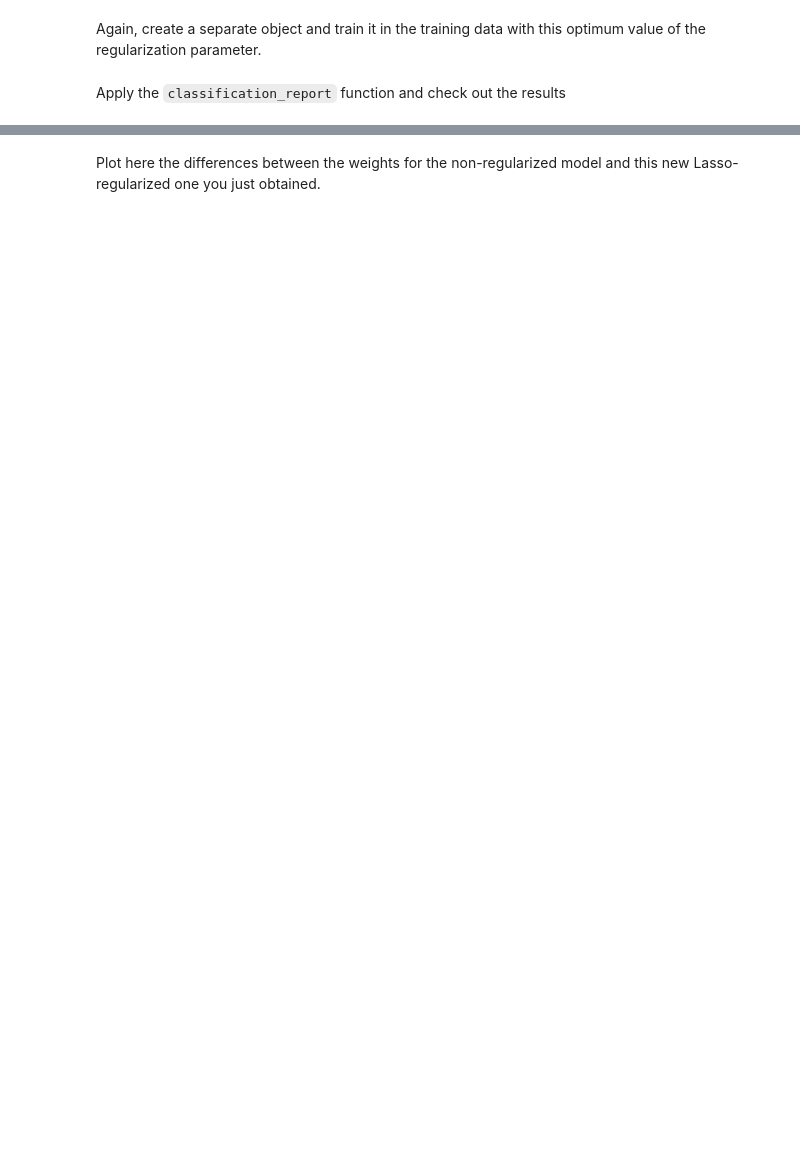
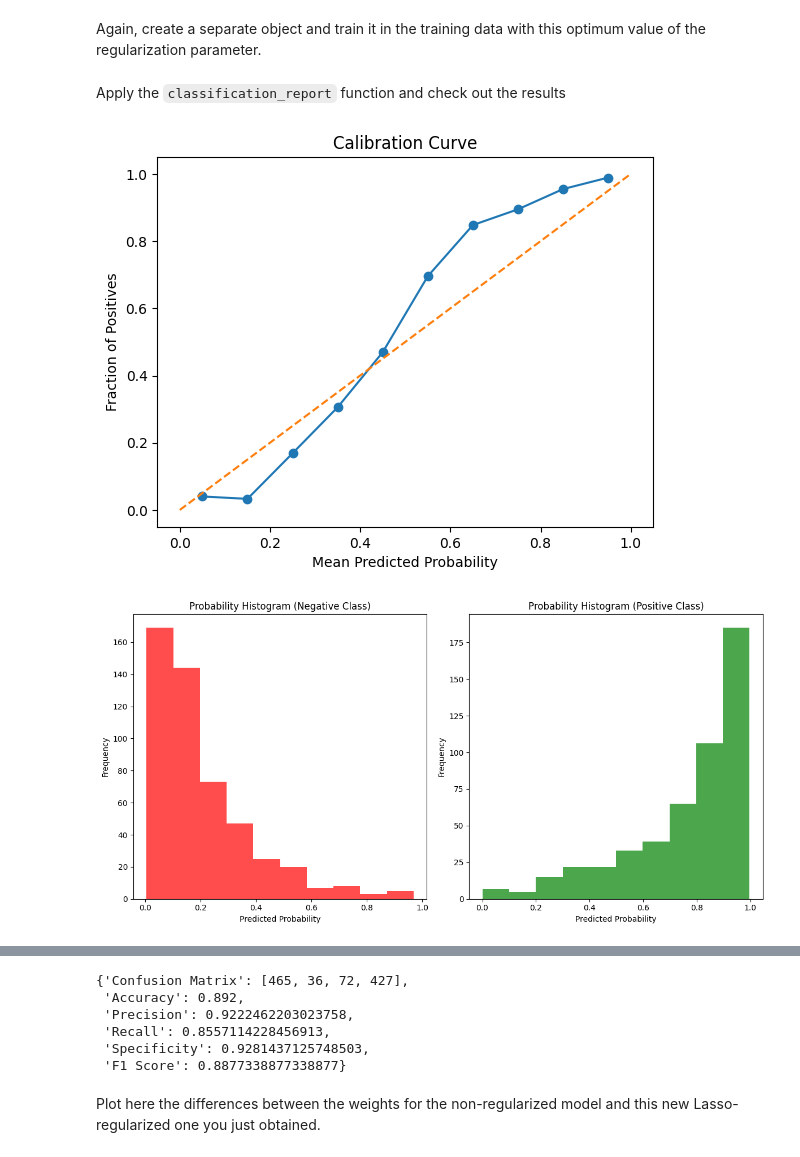
Before and after one commit to ICAI-IMAT-ML/p2-5-juanmoraga05, a Jupyter notebook: notebook/Lab2_5_LogisticRegression_and_regularization.ipynb, the cells around one changed output, grey strips where cells are left out. Saved outputs shown, nothing was run; the diff lists cells and outputs as text; code cells hidden in the pictures; blank space fills up the shorter version.

```diff
--- a/notebook/Lab2_5_LogisticRegression_and_regularization.ipynb
+++ b/notebook/Lab2_5_LogisticRegression_and_regularization.ipynb
@@ -438,15 +441,18 @@ Again, create a separate object and train it in the training data with this opti
 # Initialize the LogisticRegressor model with the optimum C
 LogReg_optimum_C_Lasso = LogisticRegressor()
 
-# TODO: Train the model using the training data and the optimum C
+# Train the model using the training data and the optimum C
 LogReg_optimum_C_Lasso.fit(X_train, y_train,
                            learning_rate = learning_rate,
                            num_iterations = num_iterations,
                            penalty = 'lasso',
-                           C = None)
+                           C = optimum_C)
 # %% [markdown]
 Apply the `classification_report` function and check out the results
 # %%
-# TODO: Complete the call for the report with the y_test_prob obtained from the test data
-y_test_prob = LogReg_optimum_C_Lasso.predict_proba(None)
-classification_report(None, None, 1)
+# Complete the call for the report with the y_test_prob obtained from the test data
+y_test_prob = LogReg_optimum_C_Lasso.predict_proba(X_test)
+classification_report(y_test, y_test_prob, 1)
+# %% [output]
+[figure, added]
+[figure, added]
@@ -453,3 +460,9 @@ classification_report(None, None, 1)
+{'Confusion Matrix': [465, 36, 72, 427],
+ 'Accuracy': 0.892,
+ 'Precision': 0.9222462203023758,
+ 'Recall': 0.8557114228456913,
+ 'Specificity': 0.9281437125748503,
+ 'F1 Score': 0.8877338877338877}
 # %% [markdown]
 Plot here the differences between the weights for the non-regularized model and this new Lasso-regularized one you just obtained.
 # %%
```
Also changed, not shown: parts of 22 cells of this notebook.
